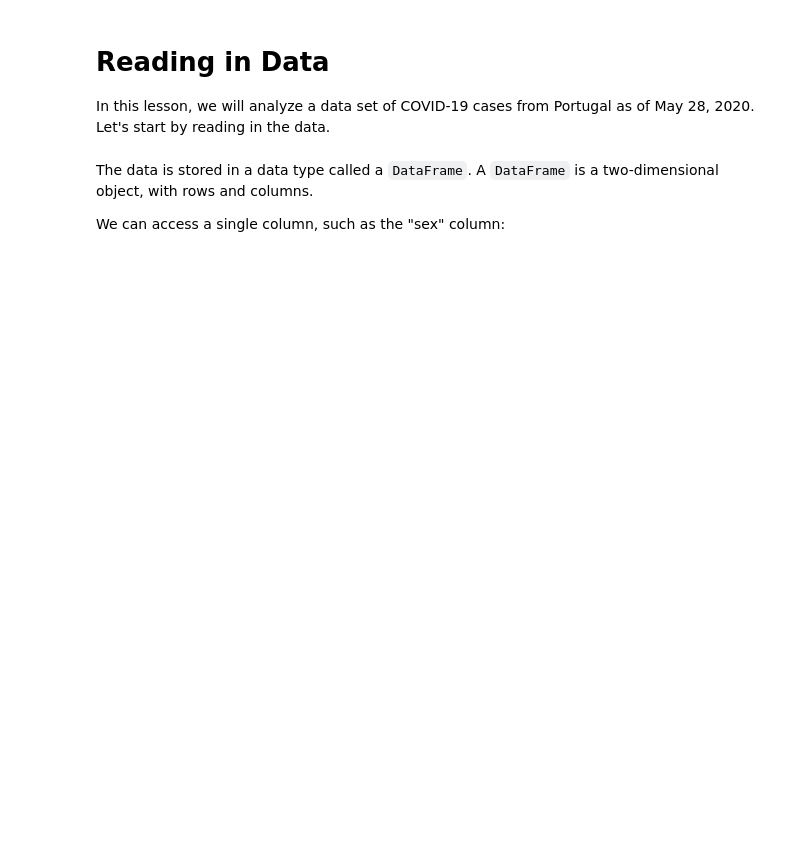
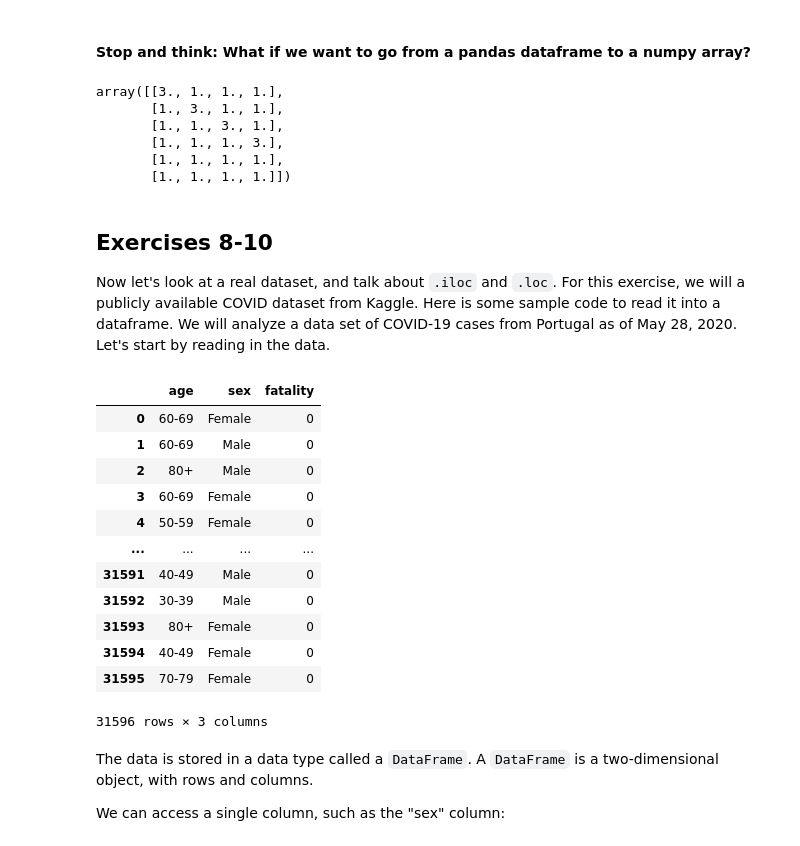
Before and after one commit to csc-466-summer-2022/csc-466-student, a Jupyter notebook: labs/Lab0.ipynb, the cells around one changed output. Cells and saved outputs as stored; diff of their text form; code cells hidden in the pictures; blank space fills up the shorter version.

```diff
--- a/labs/Lab0.ipynb
+++ b/labs/Lab0.ipynb
@@ -1,13 +291,35 @@
+# %% [markdown]
+#### Stop and think: What if we want to go from a pandas dataframe to a numpy array?
+# %%
+b.values
+# %% [output]
+array([[3., 1., 1., 1.],
+       [1., 3., 1., 1.],
+       [1., 1., 3., 1.],
+       [1., 1., 1., 3.],
+       [1., 1., 1., 1.],
+       [1., 1., 1., 1.]])
 # %% [markdown]
-# Reading in Data
-
-In this lesson, we will analyze a data set of COVID-19 cases from Portugal as of May 28, 2020. Let's start by reading in the data.
+## Exercises 8-10
+Now let's look at a real dataset, and talk about ``.iloc`` and ``.loc``. For this exercise, we will a publicly available COVID dataset from Kaggle. Here is some sample code to read it into a dataframe. We will analyze a data set of COVID-19 cases from Portugal as of May 28, 2020. Let's start by reading in the data.
 # %%
 import pandas as pd
-
-url = "http://dlsun.github.io/pods/data/covid/"
-portugal_data = pd.read_csv(url + "portugal_2020-05-28.csv")
+portugal_data = pd.read_csv(f"{REPO}/data/covid/portugal_2020-05-28.csv")
 portugal_data
+# %% [output]
+|  | age | sex | fatality |
+| 0 | 60-69 | Female | 0 |
+| 1 | 60-69 | Male | 0 |
+| 2 | 80+ | Male | 0 |
+| 3 | 60-69 | Female | 0 |
+| 4 | 50-59 | Female | 0 |
+| ... | ... | ... | ... |
+| 31591 | 40-49 | Male | 0 |
+| 31592 | 30-39 | Male | 0 |
+| 31593 | 80+ | Female | 0 |
+| 31594 | 40-49 | Female | 0 |
+| 31595 | 70-79 | Female | 0 |
+31596 rows × 3 columns
 # %% [markdown]
 The data is stored in a data type called a `DataFrame`. A `DataFrame` is a two-dimensional object, with rows and columns.
 
```
Also changed, not shown: parts of 92 cells of this notebook, 28 other files.
